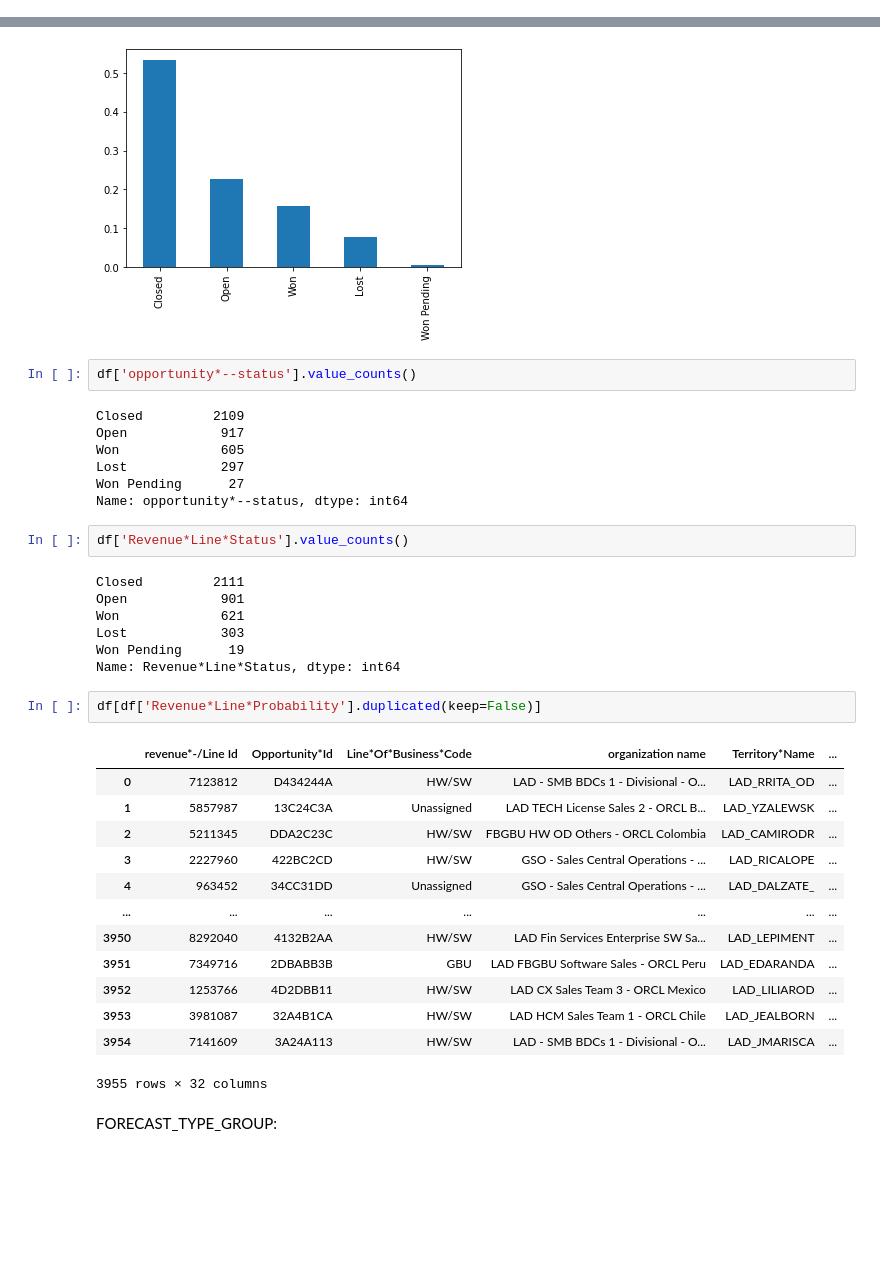
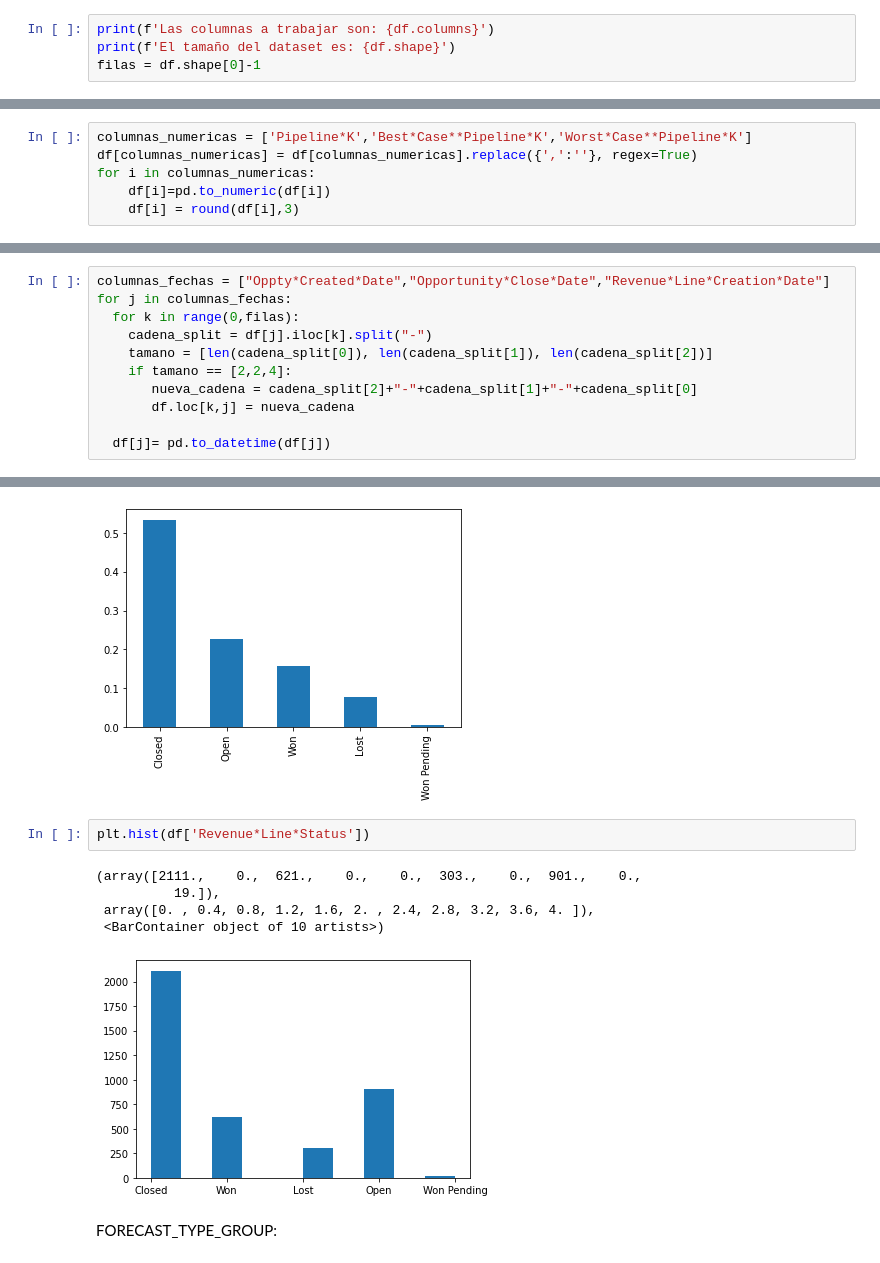
Before and after one commit to ldlasso2/oraclesolution, a Jupyter notebook: Solucion.ipynb, the cells around one changed output, grey strips where cells are left out. Saved outputs shown, nothing was run; the diff lists cells and outputs as text; blank space fills up the shorter version.

```diff
--- a/Solucion.ipynb
+++ b/Solucion.ipynb
@@ -8,2 +121,6 @@ import scipy.stats as ss
 # %%
 df = pd.read_excel('dataset.xlsx')
+# %%
+print(f'Las columnas a trabajar son: {df.columns}')
+print(f'El tamaño del dataset es: {df.shape}')
+filas = df.shape[0]-1
@@ -68,0 +181,6 @@ Series([], dtype: float64)
+# %%
+columnas_numericas = ['Pipeline*K','Best*Case**Pipeline*K','Worst*Case**Pipeline*K']
+df[columnas_numericas] = df[columnas_numericas].replace({',':''}, regex=True)
+for i in columnas_numericas:
+    df[i]=pd.to_numeric(df[i])
+    df[i] = round(df[i],3)
@@ -69,3 +193,14 @@ Series([], dtype: float64)
+# %%
+columnas_fechas = ["Oppty*Created*Date","Opportunity*Close*Date","Revenue*Line*Creation*Date"]
+for j in columnas_fechas:
+  for k in range(0,filas):
+    cadena_split = df[j].iloc[k].split("-")
+    tamano = [len(cadena_split[0]), len(cadena_split[1]), len(cadena_split[2])]
+    if tamano == [2,2,4]:
+       nueva_cadena = cadena_split[2]+"-"+cadena_split[1]+"-"+cadena_split[0]
+       df.loc[k,j] = nueva_cadena
+
+  df[j]= pd.to_datetime(df[j])
 # %%
 df.info()
 # %% [output]
@@ -203,40 +280,14 @@ df['Revenue*Line*Status'].value_counts(normalize=True).plot.bar()
 # %% [output]
 <AxesSubplot:>
 [figure]
-# %%
-df['opportunity*--status'].value_counts()
-# %% [output]
-Closed         2109
-Open            917
-Won             605
-Lost            297
-Won Pending      27
-Name: opportunity*--status, dtype: int64
 # %%
-df['Revenue*Line*Status'].value_counts()
+plt.hist(df['Revenue*Line*Status'])
 # %% [output]
-Closed         2111
-Open            901
-Won             621
-Lost            303
-Won Pending      19
-Name: Revenue*Line*Status, dtype: int64
+(array([2111.,    0.,  621.,    0.,    0.,  303.,    0.,  901.,    0.,
+          19.]),
+ array([0. , 0.4, 0.8, 1.2, 1.6, 2. , 2.4, 2.8, 3.2, 3.6, 4. ]),
+ <BarContainer object of 10 artists>)
+[figure, added]
-# %%
-df[df['Revenue*Line*Probability'].duplicated(keep=False)]
-# %% [output]
-|  | revenue*-/Line Id | Opportunity*Id | Line*Of*Business*Code | organization name | Territory*Name | ... |
-| 0 | 7123812 | D434244A | HW/SW | LAD - SMB BDCs 1 - Divisional - O... | LAD_RRITA_OD | ... |
-| 1 | 5857987 | 13C24C3A | Unassigned | LAD TECH License Sales 2 - ORCL B... | LAD_YZALEWSK | ... |
-| 2 | 5211345 | DDA2C23C | HW/SW | FBGBU HW OD Others - ORCL Colombia | LAD_CAMIRODR | ... |
-| 3 | 2227960 | 422BC2CD | HW/SW | GSO - Sales Central Operations - ... | LAD_RICALOPE | ... |
-| 4 | 963452 | 34CC31DD | Unassigned | GSO - Sales Central Operations - ... | LAD_DALZATE_ | ... |
-| ... | ... | ... | ... | ... | ... | ... |
-| 3950 | 8292040 | 4132B2AA | HW/SW | LAD Fin Services Enterprise SW Sa... | LAD_LEPIMENT | ... |
-| 3951 | 7349716 | 2DBABB3B | GBU | LAD FBGBU Software Sales - ORCL Peru | LAD_EDARANDA | ... |
-| 3952 | 1253766 | 4D2DBB11 | HW/SW | LAD CX Sales Team 3 - ORCL Mexico | LAD_LILIAROD | ... |
-| 3953 | 3981087 | 32A4B1CA | HW/SW | LAD HCM Sales Team 1 - ORCL Chile | LAD_JEALBORN | ... |
-| 3954 | 7141609 | 3A24A113 | HW/SW | LAD - SMB BDCs 1 - Divisional - O... | LAD_JMARISCA | ... |
-3955 rows × 32 columns
 # %% [markdown]
 FORECAST_TYPE_GROUP:
 # %%
```
Also changed, not shown: parts of 81 cells of this notebook.
